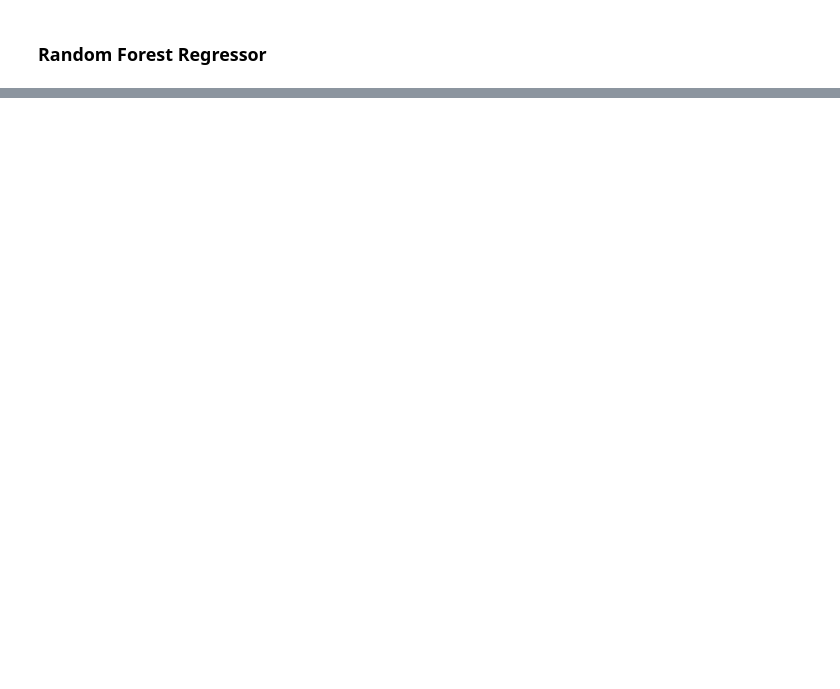
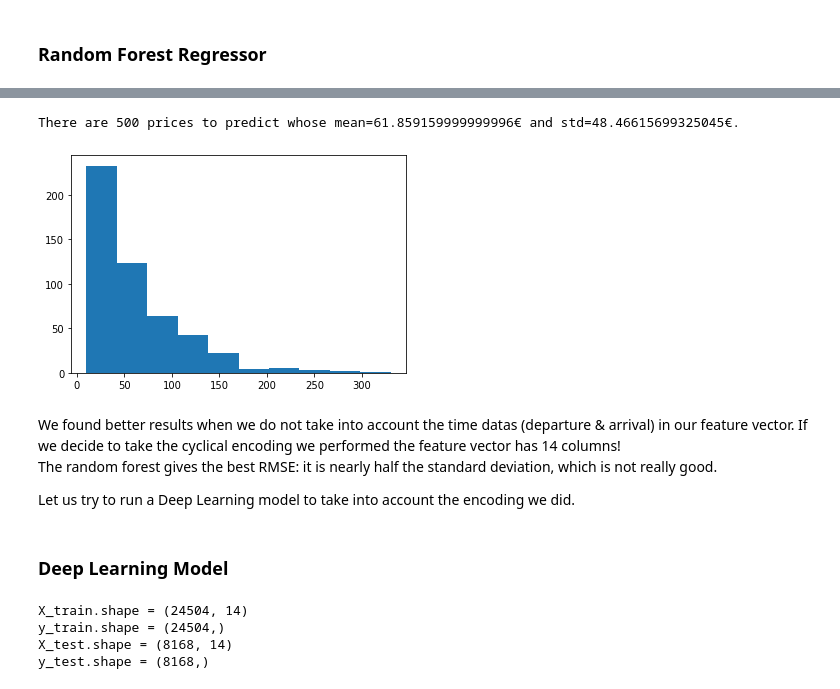
Before and after one commit to romal96/tictatrip-exo-data, a Jupyter notebook: notebook.ipynb, the cells around one changed output, grey strips where cells are left out. Cells and saved outputs as stored; diff of their text form; code cells hidden in the pictures; blank space fills up the shorter version.

Commit message:
Conclusion done
- Implementation of DL model
- Results not satisfying -> blame data consistency

```diff
--- a/notebook.ipynb
+++ b/notebook.ipynb
@@ -497,14 +497,14 @@ def get_data_matrix(df):
                             , df.duration_datetime_in_min
 
                             ## data about departure
-                            , df.departure_datetime_month_cos, df.departure_datetime_month_sin
-                            , df.departure_datetime_day_cos, df.departure_datetime_day_sin
-                            , df.departure_datetime_hour_cos, df.departure_datetime_hour_sin
+                            #, df.departure_datetime_month_cos, df.departure_datetime_month_sin
+                            #, df.departure_datetime_day_cos, df.departure_datetime_day_sin
+                            #, df.departure_datetime_hour_cos, df.departure_datetime_hour_sin
 
                             ## data about arrival
-                            , df.arrival_datetime_month_cos, df.arrival_datetime_month_sin
-                            , df.arrival_datetime_day_cos, df.arrival_datetime_day_sin
-                            , df.arrival_datetime_hour_cos, df.arrival_datetime_hour_sin
+                            #, df.arrival_datetime_month_cos, df.arrival_datetime_month_sin
+                            #, df.arrival_datetime_day_cos, df.arrival_datetime_day_sin
+                            #, df.arrival_datetime_hour_cos, df.arrival_datetime_hour_sin
 
                             # The target
                             , df.price_in_euros)
@@ -513,8 +513,8 @@ def get_data_matrix(df):
 # Let us keep 2000 samples for the training
 n_samples = 2000
 df_tickets = df_tickets.sample(frac = 1) # shuffle the DataFrame rows
-df_tickets = df_tickets.iloc[:n_samples]
-data = get_data_matrix(df_tickets)
+df_tickets_ml = df_tickets.iloc[:n_samples]
+data = get_data_matrix(df_tickets_ml)
 data_train, data_test = train_test_split(data, test_size=0.25)
 #data_test, data_val = train_test_split(data_test, test_size=0.5)
 X_train = data_train[:, :-1]
@@ -650,0 +622,48 @@ The Random forest classifier seems to give the best regressor model to predict t
+# %%
+max(y_test)
+plt.hist(y_test)
+print(f"There are {len(y_test)} prices to predict whose mean={np.mean(y_test)}€ and std={np.std(y_test)}€.")
+# %% [output]
+There are 500 prices to predict whose mean=61.859159999999996€ and std=48.46615699325045€.
+[figure, added]
+# %% [markdown]
+We found better results when we do not take into account the time datas (departure & arrival) in our feature vector. If we decide to take the cyclical encoding we performed the feature vector has 14 columns!
+<br>The random forest gives the best RMSE: it is nearly half the standard deviation, which is not really good.
+
+Let us try to run a Deep Learning model to take into account the encoding we did.
+# %% [markdown]
+### Deep Learning Model
+# %%
+def get_data_matrix(df):
+    return np.column_stack((df.distance
+                            , df.duration_datetime_in_min
+
+                            ## data about departure
+                            , df.departure_datetime_month_cos, df.departure_datetime_month_sin
+                            , df.departure_datetime_day_cos, df.departure_datetime_day_sin
+                            , df.departure_datetime_hour_cos, df.departure_datetime_hour_sin
+
+                            ## data about arrival
+                            , df.arrival_datetime_month_cos, df.arrival_datetime_month_sin
+                            , df.arrival_datetime_day_cos, df.arrival_datetime_day_sin
+                            , df.arrival_datetime_hour_cos, df.arrival_datetime_hour_sin
+
+                            ## The target
+                            , df.price_in_euros)
+            )
+
+data = get_data_matrix(df_tickets)
+data_train, data_test = train_test_split(data, test_size=0.25)
+X_train = data_train[:, :-1]
+y_train = data_train[:,-1]
+X_test = data_test[:, :-1]
+y_test = data_test[:,-1]
+print(f"X_train.shape = {X_train.shape}")
+print(f"y_train.shape = {y_train.shape}")
+print(f"X_test.shape = {X_test.shape}")
+print(f"y_test.shape = {y_test.shape}")
+# %% [output]
+X_train.shape = (24504, 14)
+y_train.shape = (24504,)
+X_test.shape = (8168, 14)
+y_test.shape = (8168,)
```
Also changed, not shown: parts of 13 cells of this notebook.
